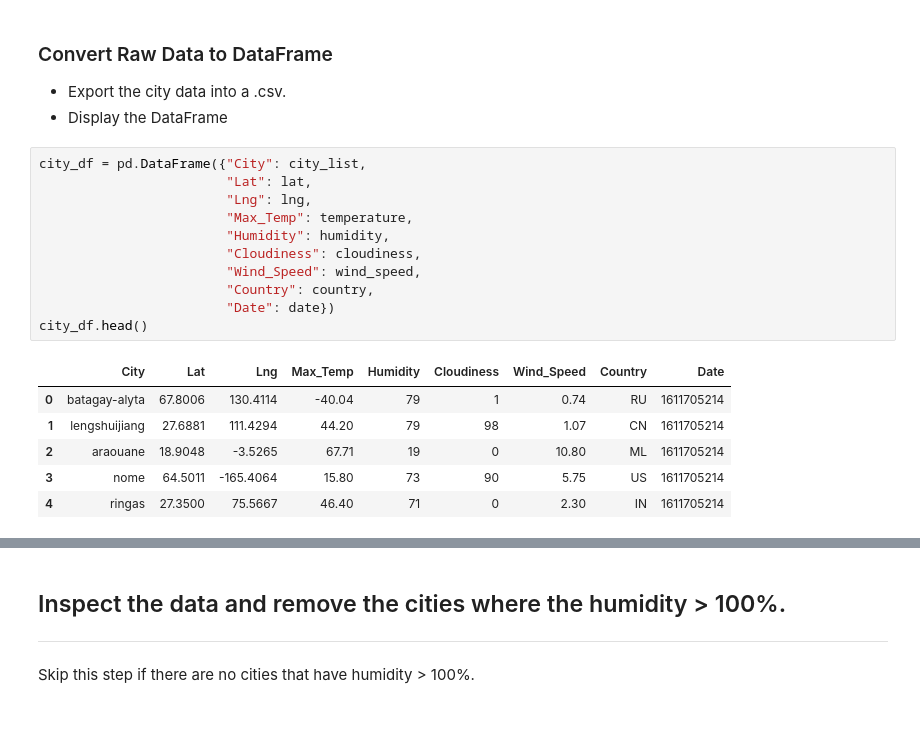
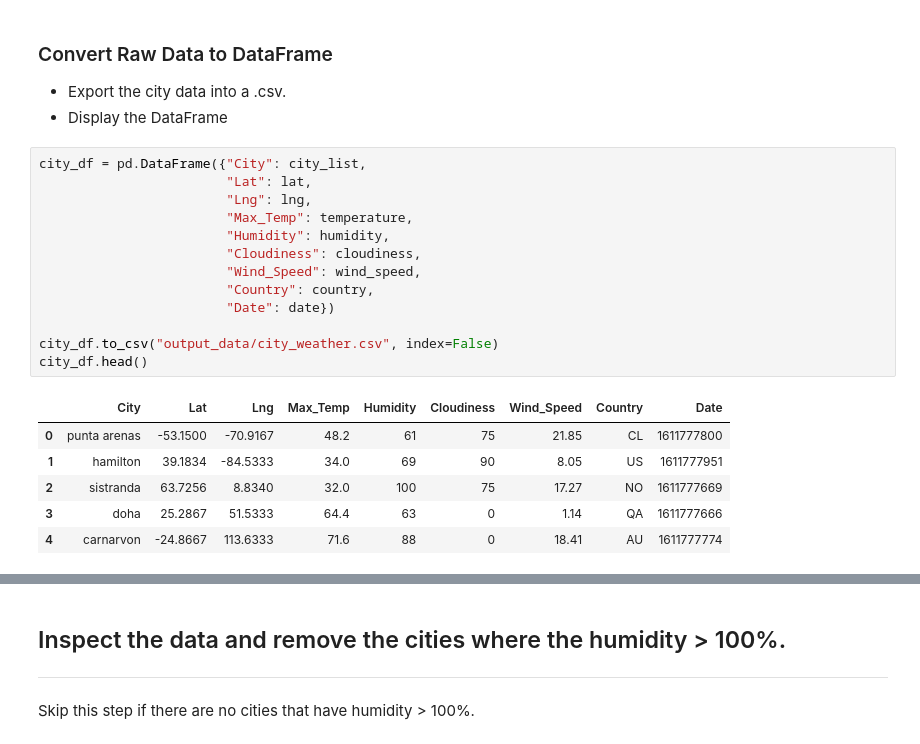
Before and after one commit to alexdanieldelcampo/python-api-challenge, a Jupyter notebook: WeatherPy/WeatherPy.ipynb, the cells around one changed output, grey strips where cells are left out. Cells and saved outputs as stored; diff of their text form.

```diff
--- a/WeatherPy/WeatherPy.ipynb
+++ b/WeatherPy/WeatherPy.ipynb
@@ -130,18 +130,20 @@ Data Retrieval Complete
 # %%
 city_df = pd.DataFrame({"City": city_list,
                         "Lat": lat,
                         "Lng": lng,
                         "Max_Temp": temperature,
                         "Humidity": humidity,
                         "Cloudiness": cloudiness,
                         "Wind_Speed": wind_speed,
                         "Country": country,
                         "Date": date})
+
+city_df.to_csv("output_data/city_weather.csv", index=False)
 city_df.head()
 # %% [output]
 |  | City | Lat | Lng | Max_Temp | Humidity | Cloudiness | Wind_Speed | Country | Date |
-| 0 | batagay-alyta | 67.8006 | 130.4114 | -40.04 | 79 | 1 | 0.74 | RU | 1611705214 |
-| 1 | lengshuijiang | 27.6881 | 111.4294 | 44.20 | 79 | 98 | 1.07 | CN | 1611705214 |
-| 2 | araouane | 18.9048 | -3.5265 | 67.71 | 19 | 0 | 10.80 | ML | 1611705214 |
-| 3 | nome | 64.5011 | -165.4064 | 15.80 | 73 | 90 | 5.75 | US | 1611705214 |
-| 4 | ringas | 27.3500 | 75.5667 | 46.40 | 71 | 0 | 2.30 | IN | 1611705214 |
+| 0 | punta arenas | -53.1500 | -70.9167 | 48.2 | 61 | 75 | 21.85 | CL | 1611777800 |
+| 1 | hamilton | 39.1834 | -84.5333 | 34.0 | 69 | 90 | 8.05 | US | 1611777951 |
+| 2 | sistranda | 63.7256 | 8.8340 | 32.0 | 100 | 75 | 17.27 | NO | 1611777669 |
+| 3 | doha | 25.2867 | 51.5333 | 64.4 | 63 | 0 | 1.14 | QA | 1611777666 |
+| 4 | carnarvon | -24.8667 | 113.6333 | 71.6 | 88 | 0 | 18.41 | AU | 1611777774 |
```
Also changed, not shown: parts of 4 cells of this notebook, 2 other files.
